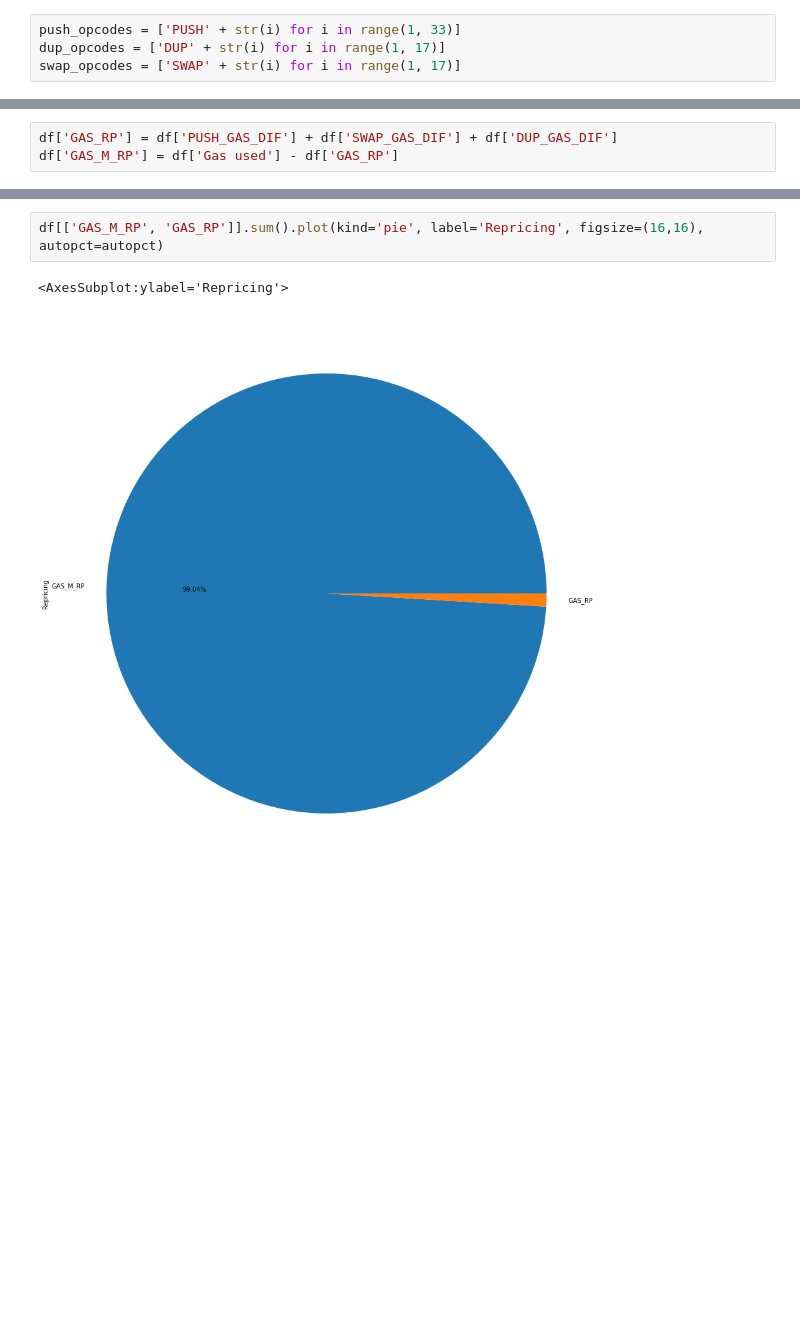
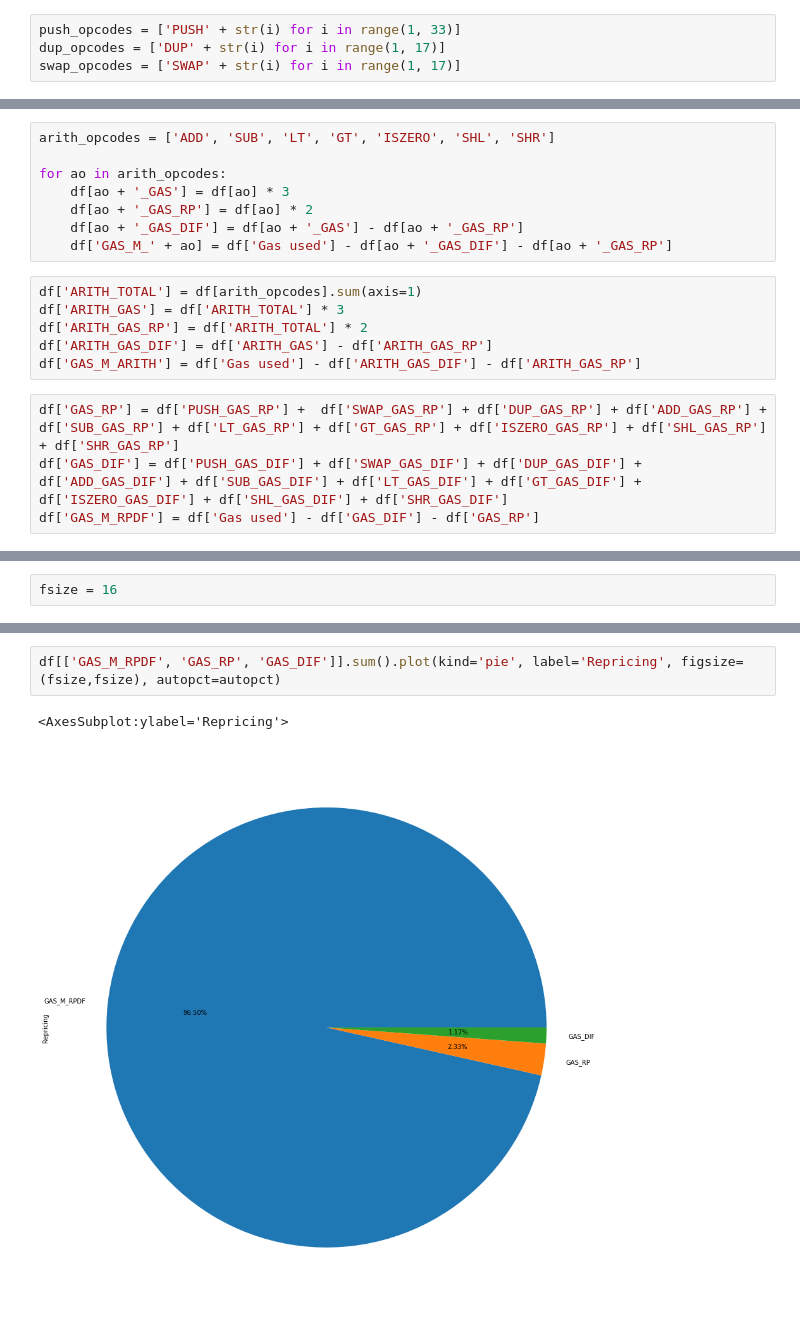
Before and after one commit to hugo-dc/opcode_usage, a Jupyter notebook: notebook/gas_repricings.ipynb, the cells around one changed output, grey strips where cells are left out. Cells and saved outputs as stored; diff of their text form; blank space fills up the shorter version.

Commit message:
Add arithmetic opcodes

```diff
--- a/notebook/gas_repricings.ipynb
+++ b/notebook/gas_repricings.ipynb
@@ -56,3 +56,18 @@ df['GAS_M_SWAP'] = df['Gas used'] - df['SWAP_GAS_DIF']
+# %%
+arith_opcodes = ['ADD', 'SUB', 'LT', 'GT', 'ISZERO', 'SHL', 'SHR']
+
+for ao in arith_opcodes:
+    df[ao + '_GAS'] = df[ao] * 3
+    df[ao + '_GAS_RP'] = df[ao] * 2
+    df[ao + '_GAS_DIF'] = df[ao + '_GAS'] - df[ao + '_GAS_RP']
+    df['GAS_M_' + ao] = df['Gas used'] - df[ao + '_GAS_DIF'] - df[ao + '_GAS_RP']
+# %%
+df['ARITH_TOTAL'] = df[arith_opcodes].sum(axis=1)
+df['ARITH_GAS'] = df['ARITH_TOTAL'] * 3
+df['ARITH_GAS_RP'] = df['ARITH_TOTAL'] * 2
+df['ARITH_GAS_DIF'] = df['ARITH_GAS'] - df['ARITH_GAS_RP']
+df['GAS_M_ARITH'] = df['Gas used'] - df['ARITH_GAS_DIF'] - df['ARITH_GAS_RP']
 # %%
-df['GAS_RP'] = df['PUSH_GAS_DIF'] + df['SWAP_GAS_DIF'] + df['DUP_GAS_DIF']
-df['GAS_M_RP'] = df['Gas used'] - df['GAS_RP']
+df['GAS_RP'] = df['PUSH_GAS_RP'] +  df['SWAP_GAS_RP'] + df['DUP_GAS_RP'] + df['ADD_GAS_RP'] + df['SUB_GAS_RP'] + df['LT_GAS_RP'] + df['GT_GAS_RP'] + df['ISZERO_GAS_RP'] + df['SHL_GAS_RP'] + df['SHR_GAS_RP']
+df['GAS_DIF'] = df['PUSH_GAS_DIF'] + df['SWAP_GAS_DIF'] + df['DUP_GAS_DIF'] + df['ADD_GAS_DIF'] + df['SUB_GAS_DIF'] + df['LT_GAS_DIF'] + df['GT_GAS_DIF'] + df['ISZERO_GAS_DIF'] + df['SHL_GAS_DIF'] + df['SHR_GAS_DIF']
+df['GAS_M_RPDF'] = df['Gas used'] - df['GAS_DIF'] - df['GAS_RP']
@@ -59 +76,3 @@ df['GAS_M_RP'] = df['Gas used'] - df['GAS_RP']
+# %%
+fsize = 16
 # %%
@@ -74,5 +98,5 @@ df[['GAS_M_SWAP', 'SWAP_GAS_DIF']].sum().plot(kind='pie', label='SWAP repricing'
 # %%
-df[['GAS_M_RP', 'GAS_RP']].sum().plot(kind='pie', label='Repricing', figsize=(16,16), autopct=autopct)
+df[['GAS_M_RPDF', 'GAS_RP', 'GAS_DIF']].sum().plot(kind='pie', label='Repricing', figsize=(fsize,fsize), autopct=autopct)
 # %% [output]
 <AxesSubplot:ylabel='Repricing'>
-[figure, old version]
+[figure, new version]
```
Also changed, not shown: parts of 9 cells of this notebook.
